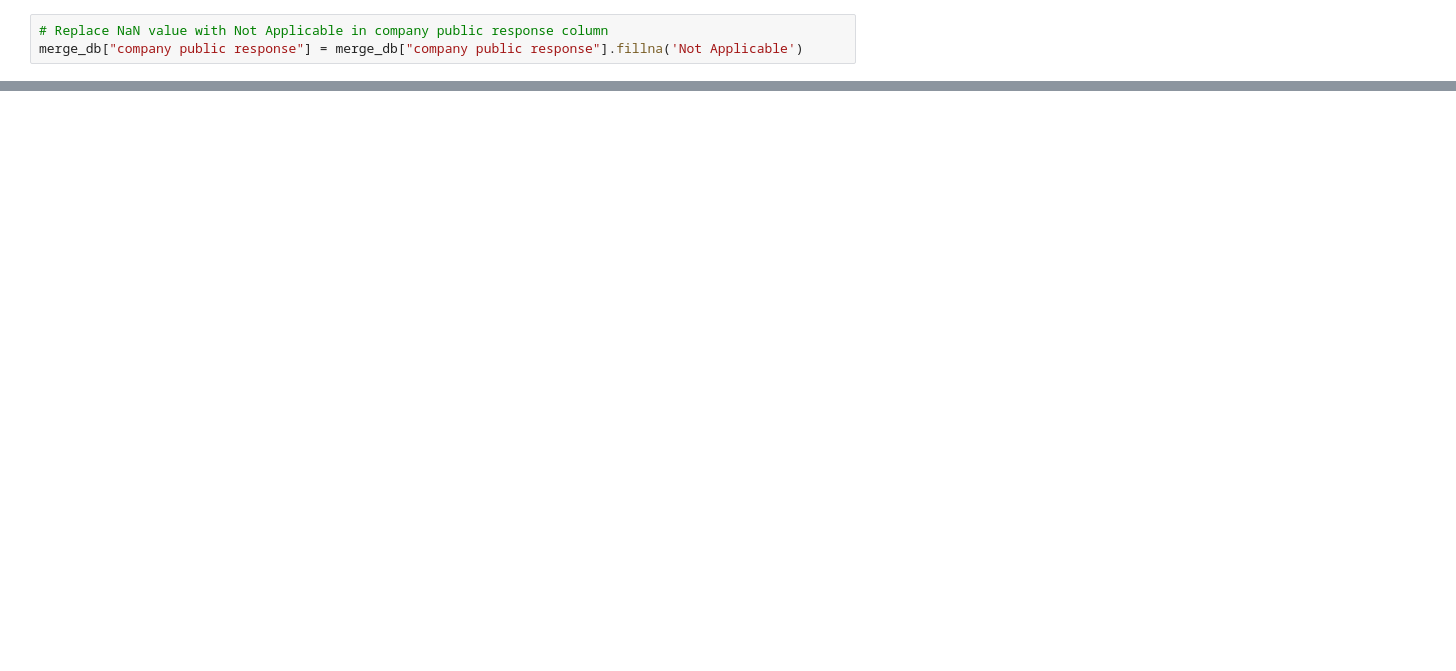
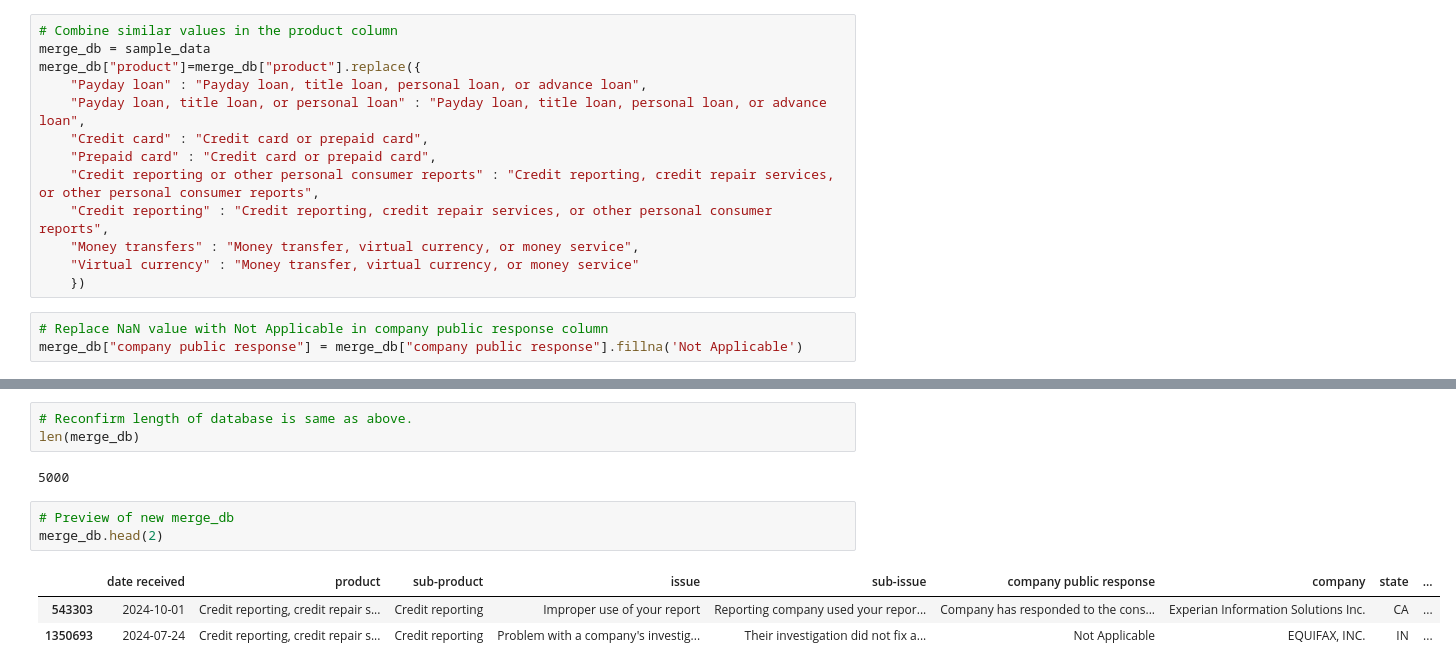
Before and after one commit to janettelau/consumer_complaints, a Jupyter notebook: complaints_notebook.ipynb, the cells around one changed output, grey strips where cells are left out. Cells and saved outputs as stored; diff of their text form; blank space fills up the shorter version.

```diff
--- a/complaints_notebook.ipynb
+++ b/complaints_notebook.ipynb
@@ -305,3 +284,16 @@ merge_db["product"]=merge_db["product"].replace({
+# %%
+# Combine similar values in the product column
+merge_db = sample_data
+merge_db["product"]=merge_db["product"].replace({
+    "Payday loan" : "Payday loan, title loan, personal loan, or advance loan",
+    "Payday loan, title loan, or personal loan" : "Payday loan, title loan, personal loan, or advance loan",
+    "Credit card" : "Credit card or prepaid card",
+    "Prepaid card" : "Credit card or prepaid card",
+    "Credit reporting or other personal consumer reports" : "Credit reporting, credit repair services, or other personal consumer reports",
+    "Credit reporting" : "Credit reporting, credit repair services, or other personal consumer reports",
+    "Money transfers" : "Money transfer, virtual currency, or money service",
+    "Virtual currency" : "Money transfer, virtual currency, or money service"
+    })
 # %%
 # Replace NaN value with Not Applicable in company public response column
 merge_db["company public response"] = merge_db["company public response"].fillna('Not Applicable')
@@ -321,3 +300,15 @@ merge_db.head()
+# %%
+# Reconfirm length of database is same as above.
+len(merge_db)
+# %% [output]
+5000
+# %%
+# Preview of new merge_db
+merge_db.head(2)
+# %% [output]
+|  | date received | product | sub-product | issue | sub-issue | company public response | company | state | ... |
+| 543303 | 2024-10-01 | Credit reporting, credit repair s... | Credit reporting | Improper use of your report | Reporting company used your repor... | Company has responded to the cons... | Experian Information Solutions Inc. | CA | ... |
+| 1350693 | 2024-07-24 | Credit reporting, credit repair s... | Credit reporting | Problem with a company's investig... | Their investigation did not fix a... | Not Applicable | EQUIFAX, INC. | IN | ... |
 # %%
 merge_db["company public response"].value_counts().head(20)
 # %% [output]
```
Also changed, not shown: parts of 59 cells of this notebook, 1 other file.
